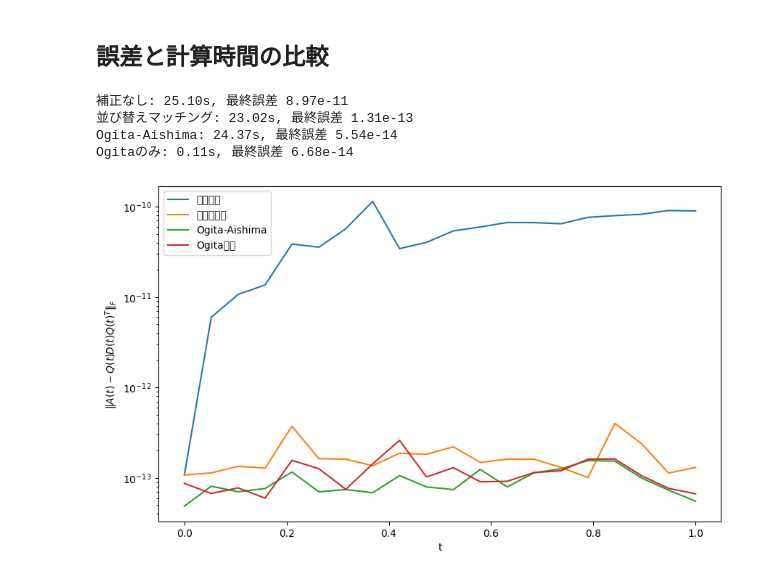
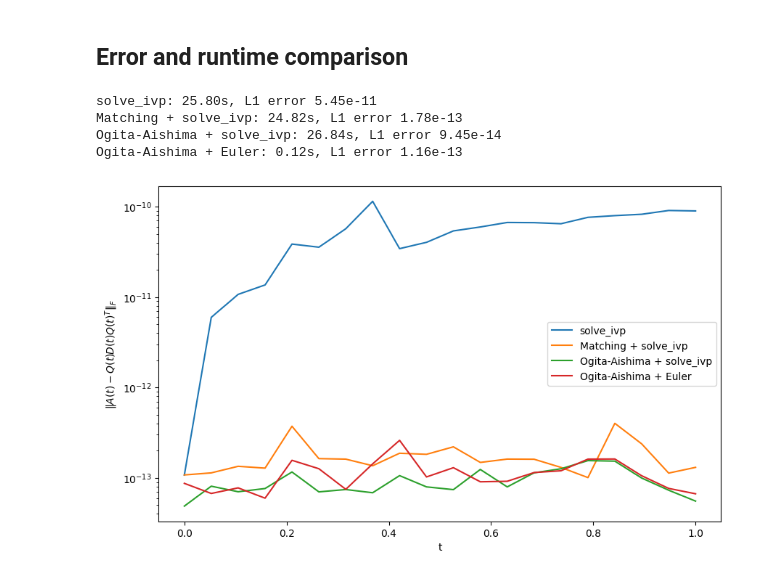
Before and after one commit to t-uda/EigenpairFlow, a Jupyter notebook: notebooks/large_matrix_tracking_demo.ipynb, the cells around one changed output. Cells and saved outputs as stored; diff of their text form; code cells hidden in the pictures.

Commit message:
Translate demo notebook to English and update error metric

```diff
--- a/notebooks/large_matrix_tracking_demo.ipynb
+++ b/notebooks/large_matrix_tracking_demo.ipynb
@@ -21,7 +19,7 @@ np.random.seed(0)
 Q0, _ = np.linalg.qr(np.random.randn(n, n))
 Q1, _ = np.linalg.qr(np.random.randn(n, n))
 
-# 固有値を反転させて交差を作る
+# flip eigenvalues to create crossings
 eigvals0 = np.linspace(1, n, n)
 eigvals1 = eigvals0[::-1]
 
@@ -29,11 +27,11 @@ A0 = Q0 @ np.diag(eigvals0) @ Q0.T
 A1 = Q1 @ np.diag(eigvals1) @ Q1.T
 
 def A_func(t):
-    """補間された対称行列 A(t) を返す。"""
+    """Return the interpolated symmetric matrix A(t)."""
     return (1 - t) * A0 + t * A1
 
 def dA_func(t):
-    """A(t) の t に関する導関数を返す。"""
+    """Return the derivative of A(t) with respect to t."""
     return A1 - A0
 
 t_eval = np.linspace(0, 1, 20)
@@ -117,7 +75,7 @@ elapsed_ogita_only = time() - start
 start = time()
 
 def track_with_ogita_only(A_func, dA_func, t_eval):
-    """前進 Euler 法で初期近似を求めた後、荻田-青島法のみで固有対を追跡する。"""
+    """Track eigenpairs using only the Ogita-Aishima method with a forward Euler predictor."""
     Qs = []
     Ds = []
     t_prev = t_eval[0]
@@ -154,31 +112,36 @@ def track_with_ogita_only(A_func, dA_func, t_eval):
 Qs_ogita_only, Ds_ogita_only = track_with_ogita_only(A_func, dA_func, t_eval)
 elapsed_ogita_only = time() - start
 # %% [markdown]
-## 誤差と計算時間の比較
+## Error and runtime comparison
 # %%
 norm_errors_ogita_only = []
 for t, Q, D in zip(t_eval, Qs_ogita_only, Ds_ogita_only):
     A_t = A_func(t)
     norm_errors_ogita_only.append(np.linalg.norm(A_t - Q @ D @ Q.T, 'fro'))
 
-print(f"補正なし: {elapsed_none:.2f}s, 最終誤差 {results_none.norm_errors[-1]:.2e}")
-print(f"並び替えマッチング: {elapsed_match:.2f}s, 最終誤差 {results_match.norm_errors[-1]:.2e}")
-print(f"Ogita-Aishima: {elapsed_ogita:.2f}s, 最終誤差 {results_ogita.norm_errors[-1]:.2e}")
-print(f"Ogitaのみ: {elapsed_ogita_only:.2f}s, 最終誤差 {norm_errors_ogita_only[-1]:.2e}")
+err_none = np.trapz(results_none.norm_errors, results_none.t_eval)
+err_match = np.trapz(results_match.norm_errors, results_match.t_eval)
+err_ogita = np.trapz(results_ogita.norm_errors, results_ogita.t_eval)
+err_ogita_only = np.trapz(norm_errors_ogita_only, t_eval)
+
+print(f'solve_ivp: {elapsed_none:.2f}s, L1 error {err_none:.2e}')
+print(f'Matching + solve_ivp: {elapsed_match:.2f}s, L1 error {err_match:.2e}')
+print(f'Ogita-Aishima + solve_ivp: {elapsed_ogita:.2f}s, L1 error {err_ogita:.2e}')
+print(f'Ogita-Aishima + Euler: {elapsed_ogita_only:.2f}s, L1 error {err_ogita_only:.2e}')
 
 plt.figure(figsize=(10,6))
-plt.plot(results_none.t_eval, results_none.norm_errors, label="補正なし")
-plt.plot(results_match.t_eval, results_match.norm_errors, label="マッチング")
-plt.plot(results_ogita.t_eval, results_ogita.norm_errors, label="Ogita-Aishima")
-plt.plot(t_eval, norm_errors_ogita_only, label="Ogitaのみ")
-plt.yscale("log")
-plt.xlabel("t")
-plt.ylabel(r"$\|A(t) - Q(t)D(t)Q(t)^T\|_F$")
+plt.plot(results_none.t_eval, results_none.norm_errors, label='solve_ivp')
+plt.plot(results_match.t_eval, results_match.norm_errors, label='Matching + solve_ivp')
+plt.plot(results_ogita.t_eval, results_ogita.norm_errors, label='Ogita-Aishima + solve_ivp')
+plt.plot(t_eval, norm_errors_ogita_only, label='Ogita-Aishima + Euler')
+plt.yscale('log')
+plt.xlabel('t')
+plt.ylabel(r'$\|A(t) - Q(t)D(t)Q(t)^T\|_F$')
 plt.legend()
 plt.show()
 # %% [output]
-補正なし: 25.10s, 最終誤差 8.97e-11
-並び替えマッチング: 23.02s, 最終誤差 1.31e-13
-Ogita-Aishima: 24.37s, 最終誤差 5.54e-14
-Ogitaのみ: 0.11s, 最終誤差 6.68e-14
+solve_ivp: 25.80s, L1 error 5.45e-11
+Matching + solve_ivp: 24.82s, L1 error 1.78e-13
+Ogita-Aishima + solve_ivp: 26.84s, L1 error 9.45e-14
+Ogita-Aishima + Euler: 0.12s, L1 error 1.16e-13
-[figure, old version]
+[figure, new version]
```
Also changed, not shown: parts of 6 cells of this notebook.
